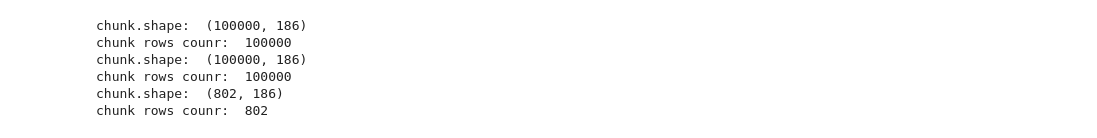
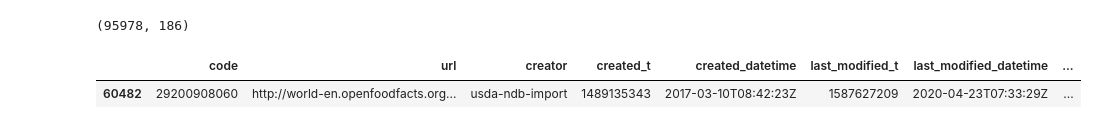
Before and after one commit to curiousmindflow/oc-ml-p2, a Jupyter notebook: preparation.ipynb, the cells around one changed output. Cells and saved outputs as stored; diff of their text form; code cells hidden in the pictures.

```diff
--- a/preparation.ipynb
+++ b/preparation.ipynb
@@ -7,29 +12,18 @@ import seaborn as sns
 np.random.seed(294697)
 # %%
 chunk_size = 100000
-sample_size = 5000
+sample_size_percent = 5
 
 data = pd.DataFrame()
 
 for chunk in pd.read_csv("./datas/en.openfoodfacts.org.products.csv", sep="\t", nrows=None, chunksize=chunk_size):
-    rng = np.random.default_rng()
-    print("chunk.shape: ", chunk.shape)
-    print("chunk rows counr: ", chunk.shape[0])
-    if chunk.shape[0] < chunk_size:
-        continue
-    something = rng.choice(chunk.index, size=sample_size, replace=False)
-    # print(chunk.iloc[:, :1])
-    # print(something)
-    chunk = chunk.loc[something]
-    # print(chunk.iloc[:, :1])
+    actual_chunk_size = chunk.shape[0]
+    random_size = int(actual_chunk_size * (sample_size_percent / 100))
+    random_indexes = np.random.default_rng().choice(chunk.index, size=random_size, replace=False)
+    chunk = chunk.loc[random_indexes]
     data = pd.concat([data, chunk])
     del chunk
 
 data.shape
 # %% [output]
-chunk.shape:  (100000, 186)
-chunk rows counr:  100000
-chunk.shape:  (100000, 186)
-chunk rows counr:  100000
-chunk.shape:  (802, 186)
-chunk rows counr:  802
+(95978, 186)
@@ -35,0 +32,5 @@ chunk rows counr:  802
+# %%
+data.head(1)
+# %% [output]
+|  | code | url | creator | created_t | created_datetime | last_modified_t | last_modified_datetime | ... |
+| 60482 | 29200908060 | http://world-en.openfoodfacts.org... | usda-ndb-import | 1489135343 | 2017-03-10T08:42:23Z | 1587627209 | 2020-04-23T07:33:29Z | ... |
```
Also changed, not shown: parts of 25 cells of this notebook, 1 other file.
